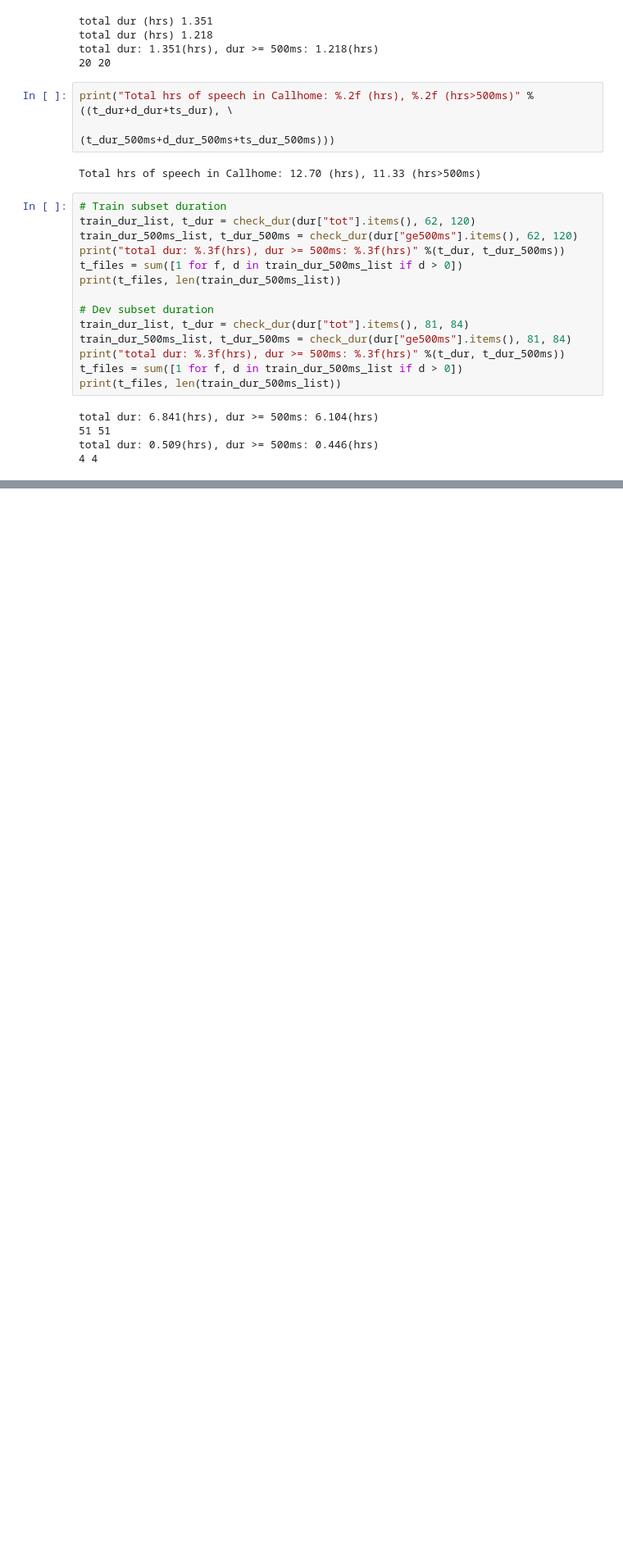
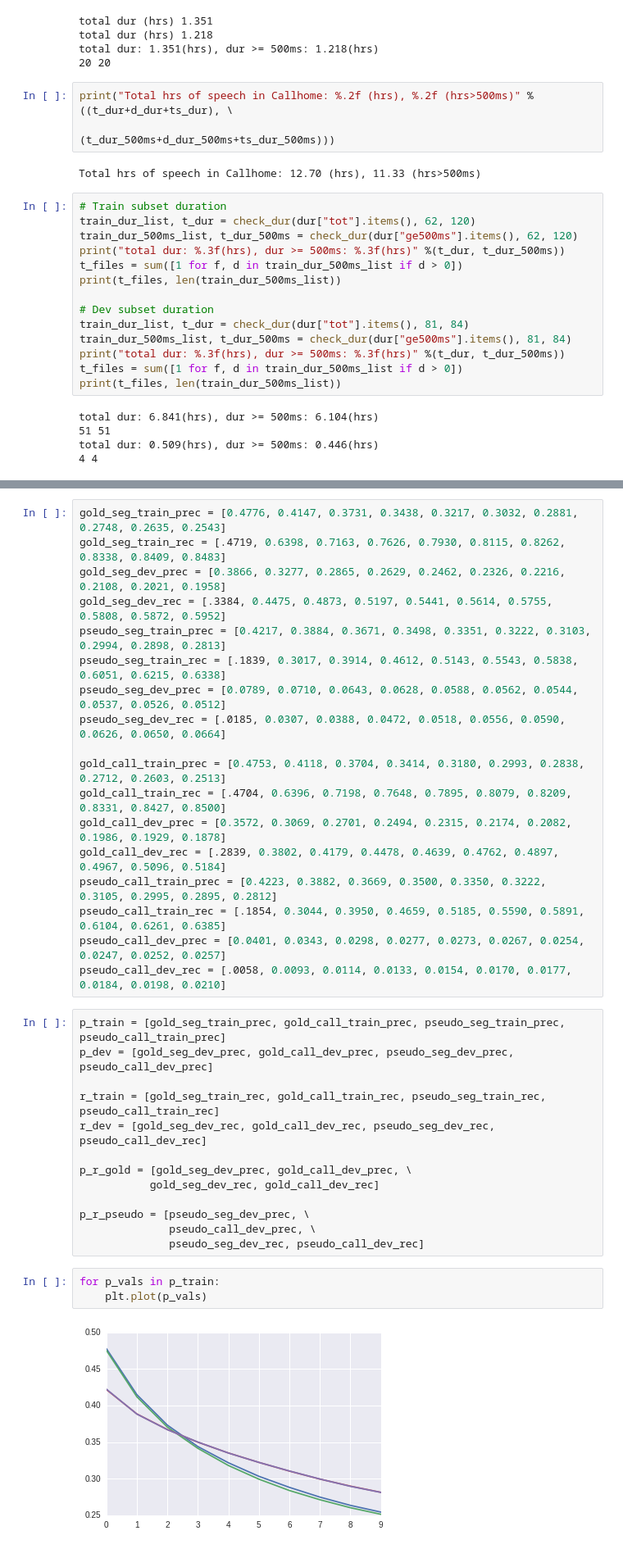
Before and after one commit to 0xSameer/speech_patterns, a Jupyter notebook: visualize_utd.ipynb, the cells around one changed output, grey strips where cells are left out. Shown at 82% size. Saved outputs shown, nothing was run; the diff lists cells and outputs as text; blank space fills up the shorter version.

```diff
--- a/visualize_utd.ipynb
+++ b/visualize_utd.ipynb
@@ -764,0 +757,36 @@ len(eval_dict), eval_dict[:2]
+# %%
+gold_seg_train_prec = [0.4776, 0.4147, 0.3731, 0.3438, 0.3217, 0.3032, 0.2881, 0.2748, 0.2635, 0.2543]
+gold_seg_train_rec = [.4719, 0.6398, 0.7163, 0.7626, 0.7930, 0.8115, 0.8262, 0.8338, 0.8409, 0.8483]
+gold_seg_dev_prec = [0.3866, 0.3277, 0.2865, 0.2629, 0.2462, 0.2326, 0.2216, 0.2108, 0.2021, 0.1958]
+gold_seg_dev_rec = [.3384, 0.4475, 0.4873, 0.5197, 0.5441, 0.5614, 0.5755, 0.5808, 0.5872, 0.5952]
+pseudo_seg_train_prec = [0.4217, 0.3884, 0.3671, 0.3498, 0.3351, 0.3222, 0.3103, 0.2994, 0.2898, 0.2813]
+pseudo_seg_train_rec = [.1839, 0.3017, 0.3914, 0.4612, 0.5143, 0.5543, 0.5838, 0.6051, 0.6215, 0.6338]
+pseudo_seg_dev_prec = [0.0789, 0.0710, 0.0643, 0.0628, 0.0588, 0.0562, 0.0544, 0.0537, 0.0526, 0.0512]
+pseudo_seg_dev_rec = [.0185, 0.0307, 0.0388, 0.0472, 0.0518, 0.0556, 0.0590, 0.0626, 0.0650, 0.0664]
+
+gold_call_train_prec = [0.4753, 0.4118, 0.3704, 0.3414, 0.3180, 0.2993, 0.2838, 0.2712, 0.2603, 0.2513]
+gold_call_train_rec = [.4704, 0.6396, 0.7198, 0.7648, 0.7895, 0.8079, 0.8209, 0.8331, 0.8427, 0.8500]
+gold_call_dev_prec = [0.3572, 0.3069, 0.2701, 0.2494, 0.2315, 0.2174, 0.2082, 0.1986, 0.1929, 0.1878]
+gold_call_dev_rec = [.2839, 0.3802, 0.4179, 0.4478, 0.4639, 0.4762, 0.4897, 0.4967, 0.5096, 0.5184]
+pseudo_call_train_prec = [0.4223, 0.3882, 0.3669, 0.3500, 0.3350, 0.3222, 0.3105, 0.2995, 0.2895, 0.2812]
+pseudo_call_train_rec = [.1854, 0.3044, 0.3950, 0.4659, 0.5185, 0.5590, 0.5891, 0.6104, 0.6261, 0.6385]
+pseudo_call_dev_prec = [0.0401, 0.0343, 0.0298, 0.0277, 0.0273, 0.0267, 0.0254, 0.0247, 0.0252, 0.0257]
+pseudo_call_dev_rec = [.0058, 0.0093, 0.0114, 0.0133, 0.0154, 0.0170, 0.0177, 0.0184, 0.0198, 0.0210]
+# %%
+p_train = [gold_seg_train_prec, gold_call_train_prec, pseudo_seg_train_prec, pseudo_call_train_prec]
+p_dev = [gold_seg_dev_prec, gold_call_dev_prec, pseudo_seg_dev_prec, pseudo_call_dev_prec]
+
+r_train = [gold_seg_train_rec, gold_call_train_rec, pseudo_seg_train_rec, pseudo_call_train_rec]
+r_dev = [gold_seg_dev_rec, gold_call_dev_rec, pseudo_seg_dev_rec, pseudo_call_dev_rec]
+
+p_r_gold = [gold_seg_dev_prec, gold_call_dev_prec, \
+           gold_seg_dev_rec, gold_call_dev_rec]
+
+p_r_pseudo = [pseudo_seg_dev_prec, \
+              pseudo_call_dev_prec, \
+              pseudo_seg_dev_rec, pseudo_call_dev_rec]
+# %%
+for p_vals in p_train:
+    plt.plot(p_vals)
+# %% [output]
+[figure, added]
```
Also changed, not shown: parts of 8 cells of this notebook, 4 other files.
